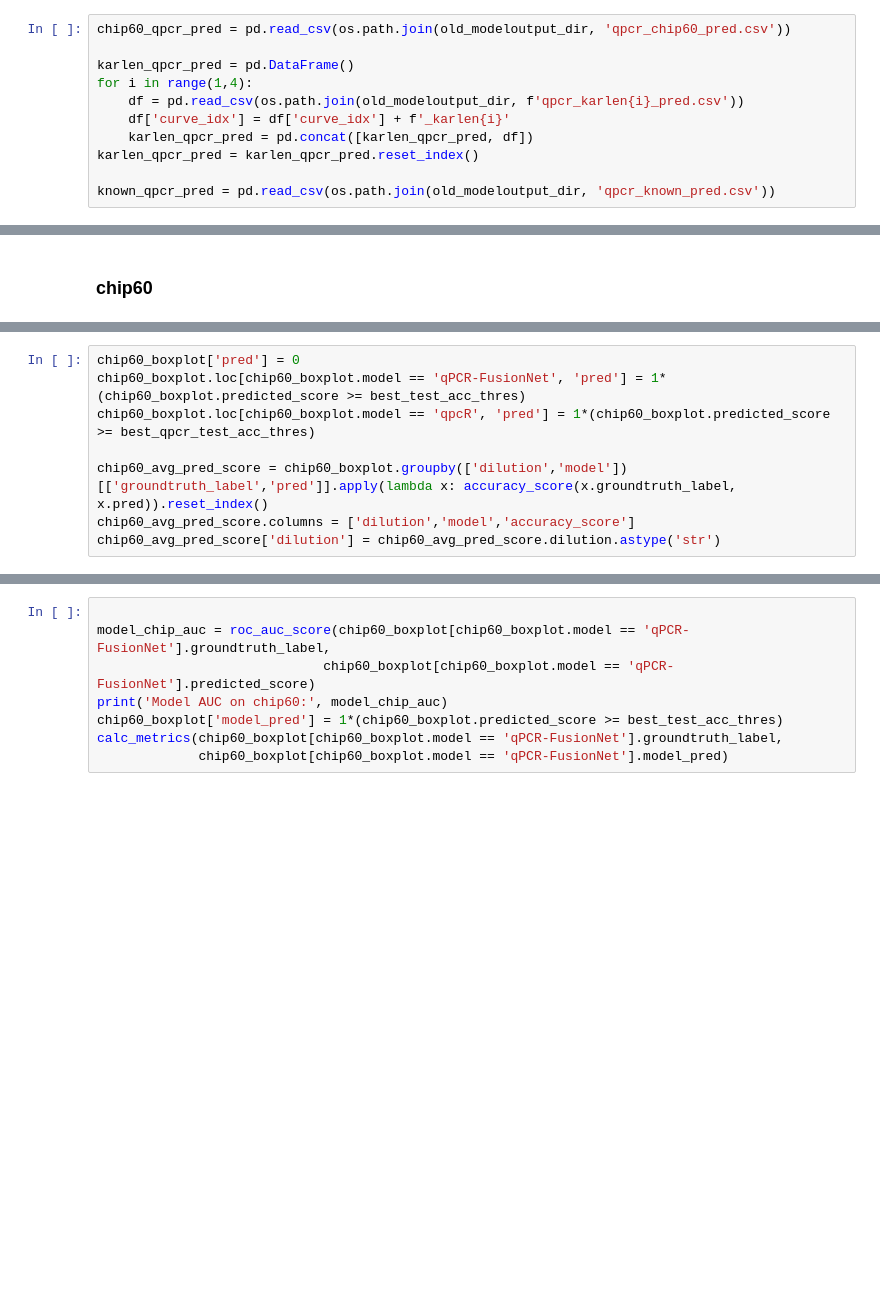
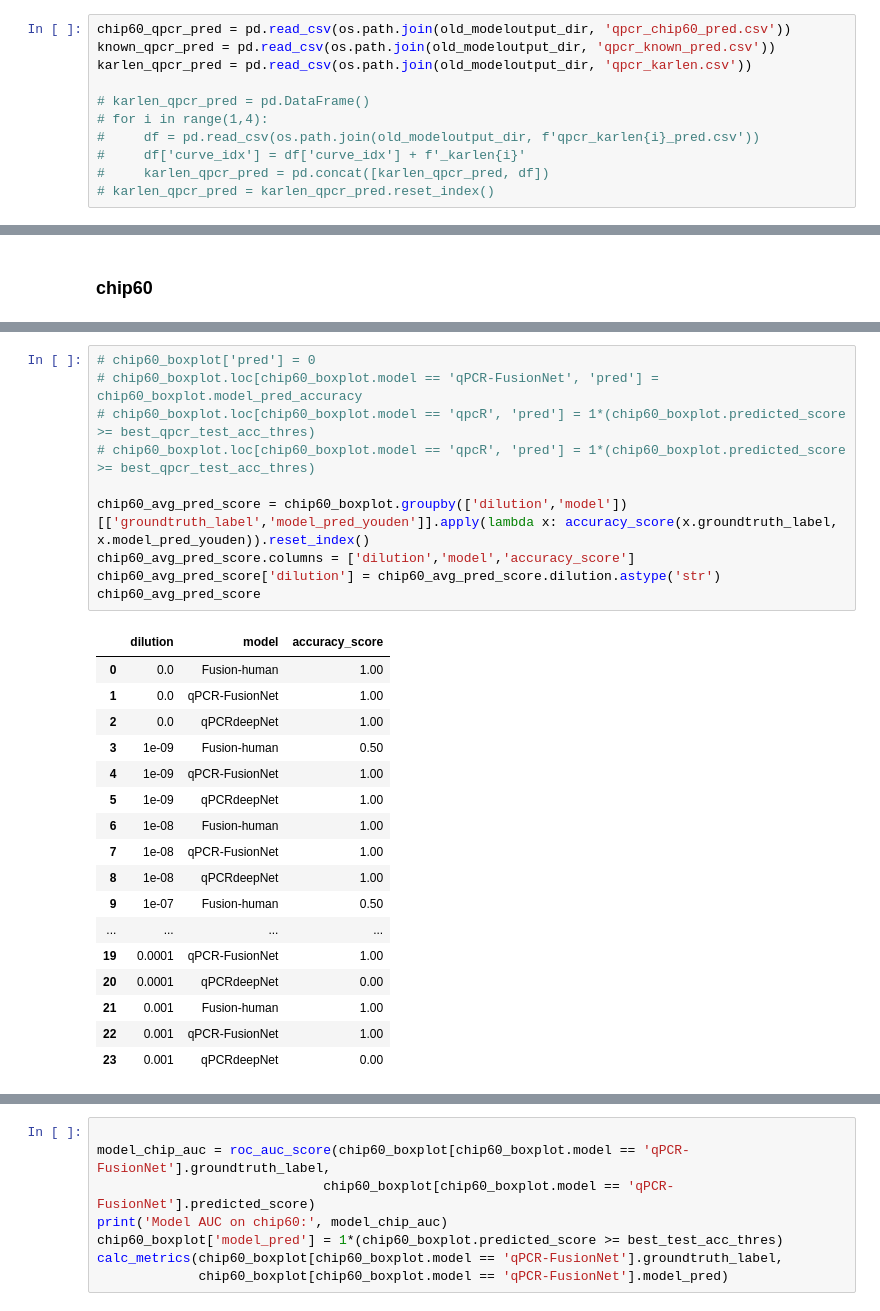
Before and after one commit to hhhvu/PCR_simulation, a Jupyter notebook: evaluation/paper_plots/paper_plots_known_dilution.ipynb, the cells around one changed output, grey strips where cells are left out. Drawn from its saved outputs; the diff is of its cells as text; blank space fills up the shorter version.

```diff
--- a/evaluation/paper_plots/paper_plots_known_dilution.ipynb
+++ b/evaluation/paper_plots/paper_plots_known_dilution.ipynb
@@ -116,15 +125,15 @@ test_pred['groundtruth_label'] = 1*(test_pred.groundtruth == 1)
 ##### read prediction data : qpcR
 # %%
 chip60_qpcr_pred = pd.read_csv(os.path.join(old_modeloutput_dir, 'qpcr_chip60_pred.csv'))
+known_qpcr_pred = pd.read_csv(os.path.join(old_modeloutput_dir, 'qpcr_known_pred.csv'))
+karlen_qpcr_pred = pd.read_csv(os.path.join(old_modeloutput_dir, 'qpcr_karlen.csv'))
 
-karlen_qpcr_pred = pd.DataFrame()
-for i in range(1,4):
-    df = pd.read_csv(os.path.join(old_modeloutput_dir, f'qpcr_karlen{i}_pred.csv'))
-    df['curve_idx'] = df['curve_idx'] + f'_karlen{i}'
-    karlen_qpcr_pred = pd.concat([karlen_qpcr_pred, df])
-karlen_qpcr_pred = karlen_qpcr_pred.reset_index()
-
-known_qpcr_pred = pd.read_csv(os.path.join(old_modeloutput_dir, 'qpcr_known_pred.csv'))
+# karlen_qpcr_pred = pd.DataFrame()
+# for i in range(1,4):
+#     df = pd.read_csv(os.path.join(old_modeloutput_dir, f'qpcr_karlen{i}_pred.csv'))
+#     df['curve_idx'] = df['curve_idx'] + f'_karlen{i}'
+#     karlen_qpcr_pred = pd.concat([karlen_qpcr_pred, df])
+# karlen_qpcr_pred = karlen_qpcr_pred.reset_index()
 # %%
 qpcr_known_test = pd.read_csv(os.path.join(old_modeloutput_dir, 'qpcr_groundtruth_pred.csv'))
 qpcr_known_water = (qpcr_known_test[qpcr_known_test.split == 'test']
@@ -355,8 +576,28 @@ plt.savefig('/home/alpaca/Documents/huong/PCR-huong/PCR_simulation/evaluation/pa
 # %%
-chip60_boxplot['pred'] = 0
-chip60_boxplot.loc[chip60_boxplot.model == 'qPCR-FusionNet', 'pred'] = 1*(chip60_boxplot.predicted_score >= best_test_acc_thres)
-chip60_boxplot.loc[chip60_boxplot.model == 'qpcR', 'pred'] = 1*(chip60_boxplot.predicted_score >= best_qpcr_test_acc_thres)
+# chip60_boxplot['pred'] = 0
+# chip60_boxplot.loc[chip60_boxplot.model == 'qPCR-FusionNet', 'pred'] = chip60_boxplot.model_pred_accuracy
+# chip60_boxplot.loc[chip60_boxplot.model == 'qpcR', 'pred'] = 1*(chip60_boxplot.predicted_score >= best_qpcr_test_acc_thres)
+# chip60_boxplot.loc[chip60_boxplot.model == 'qpcR', 'pred'] = 1*(chip60_boxplot.predicted_score >= best_qpcr_test_acc_thres)
 
-chip60_avg_pred_score = chip60_boxplot.groupby(['dilution','model'])[['groundtruth_label','pred']].apply(lambda x: accuracy_score(x.groundtruth_label, x.pred)).reset_index()
+chip60_avg_pred_score = chip60_boxplot.groupby(['dilution','model'])[['groundtruth_label','model_pred_youden']].apply(lambda x: accuracy_score(x.groundtruth_label, x.model_pred_youden)).reset_index()
 chip60_avg_pred_score.columns = ['dilution','model','accuracy_score']
 chip60_avg_pred_score['dilution'] = chip60_avg_pred_score.dilution.astype('str')
+chip60_avg_pred_score
+# %% [output]
+|  | dilution | model | accuracy_score |
+| 0 | 0.0 | Fusion-human | 1.00 |
+| 1 | 0.0 | qPCR-FusionNet | 1.00 |
+| 2 | 0.0 | qPCRdeepNet | 1.00 |
+| 3 | 1e-09 | Fusion-human | 0.50 |
+| 4 | 1e-09 | qPCR-FusionNet | 1.00 |
+| 5 | 1e-09 | qPCRdeepNet | 1.00 |
+| 6 | 1e-08 | Fusion-human | 1.00 |
+| 7 | 1e-08 | qPCR-FusionNet | 1.00 |
+| 8 | 1e-08 | qPCRdeepNet | 1.00 |
+| 9 | 1e-07 | Fusion-human | 0.50 |
+| ... | ... | ... | ... |
+| 19 | 0.0001 | qPCR-FusionNet | 1.00 |
+| 20 | 0.0001 | qPCRdeepNet | 0.00 |
+| 21 | 0.001 | Fusion-human | 1.00 |
+| 22 | 0.001 | qPCR-FusionNet | 1.00 |
+| 23 | 0.001 | qPCRdeepNet | 0.00 |
```
Also changed, not shown: parts of 16 cells of this notebook, 5 other files.
